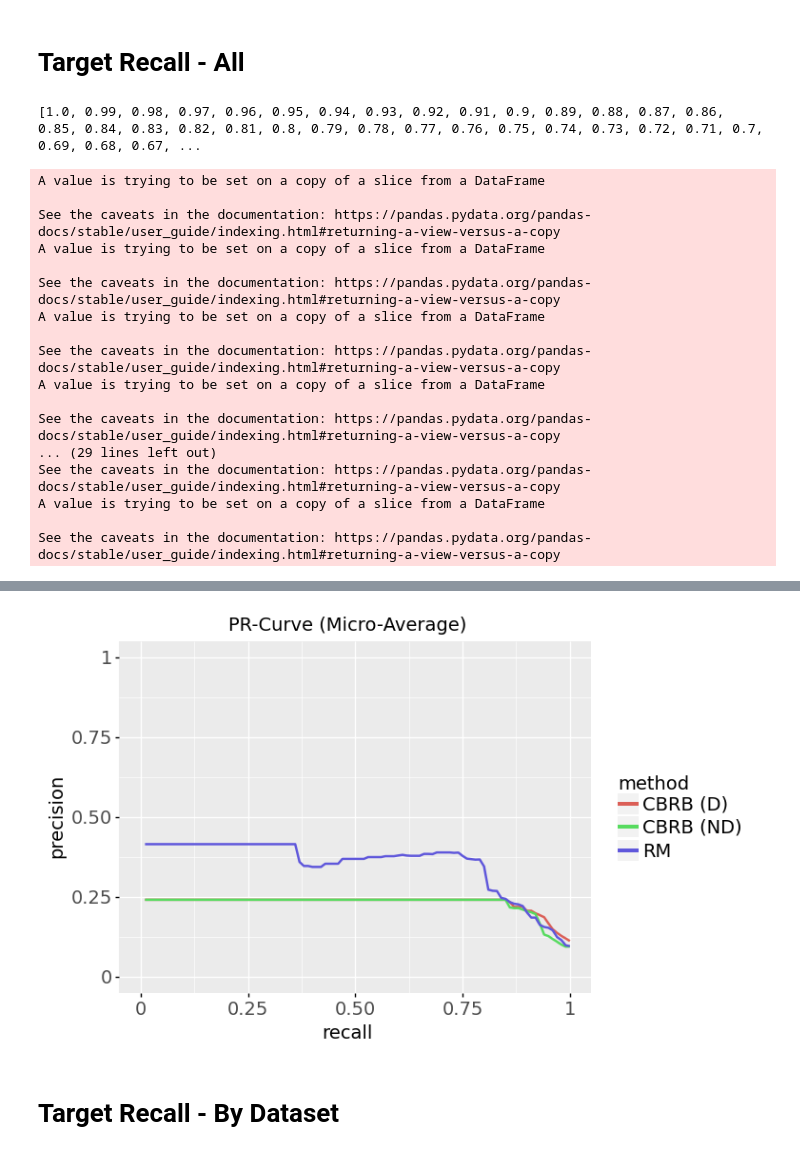
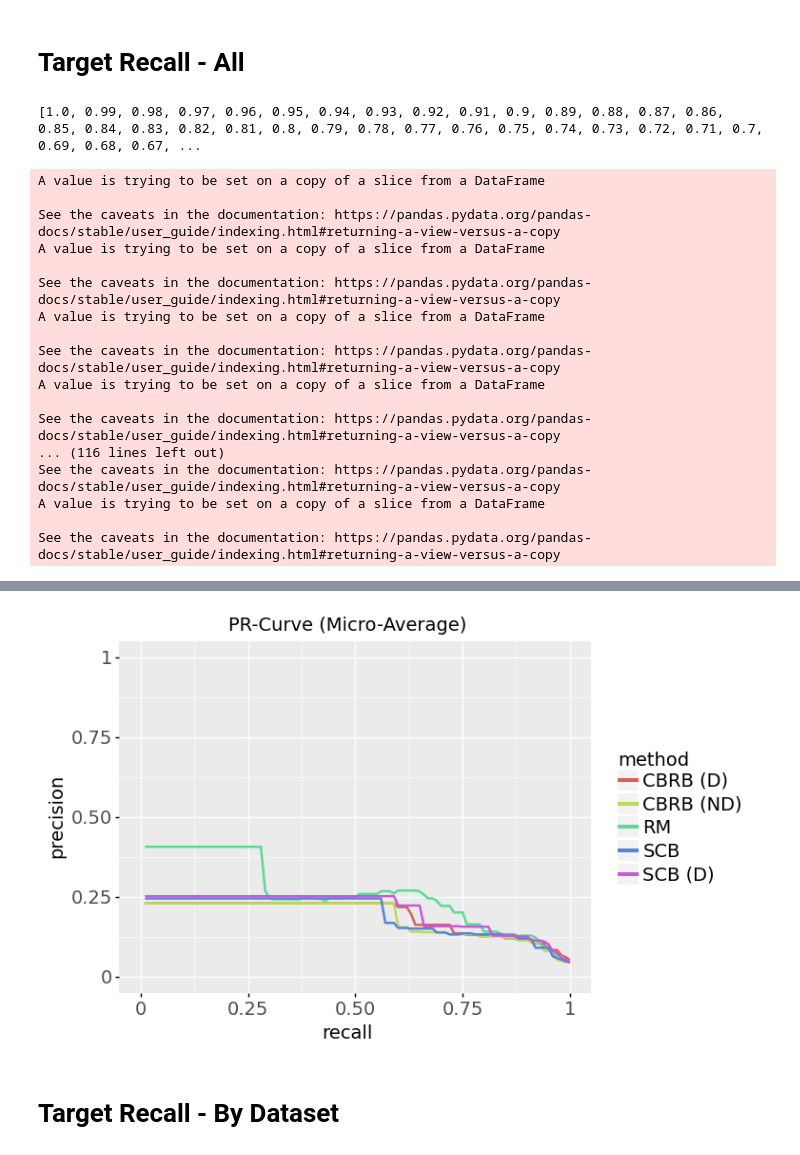
Before and after one commit to leonbornemann/RoleMatchingEvaluation, a Jupyter notebook: SemanticLabellingEvaluation.ipynb, the cells around one changed output, grey strips where cells are left out. Cells and saved outputs as stored; diff of their text form; code cells hidden in the pictures.

```diff
--- a/SemanticLabellingEvaluation.ipynb
+++ b/SemanticLabellingEvaluation.ipynb
@@ -448,8 +373,9 @@ dfBetaGamma = pd.read_csv("localData/semanticAnnotation/gamma_beta_relationship.
 #dfBetaGamma = pd.read_csv("localData/semanticAnnotation/gamma_beta_relationship_laterTrainTimeEnd.csv")
 print(dfBetaGamma.columns)
 print(dfBetaGamma.dtypes)
+dfBetaGamma['bucket'] = dfBetaGamma['actualCompatibilityNoDecay'].map(lambda x: getGroup(x)) #actualCompatibilityNoDecay
 
-
+#TODO: add bucket here somehow - not sure if and how that makes sense!
 
 # for ds in dfBetaGamma['dataset'].unique():
 #     dsForThisDS = dfBetaGamma[dfBetaGamma['dataset']==ds]
@@ -564,3 +471,19 @@ print(plot)
+# %%
+rows = []
+grouped = dfBetaGamma.groupby(['dataset', 'betaThreshold', 'gammaThreshold'])
+for (dataset,betaThreshold,gammaThreshold),group in grouped:
+    precision,recall,f1 = getWEIGHTEDPRF("isInCBRB",group)
+    rows.append({"dataset":dataset, "betaThreshold":betaThreshold, "gammaThreshold":gammaThreshold, "precision":precision, "recall":recall, "f1":f1})
+largeSampleDF = pd.DataFrame(rows)
+
+rowsWithoutDatasetInGrouping = []
+groupedWithoutDataset = dfBetaGamma.groupby(['betaThreshold','gammaThreshold'])
+for (betaThreshold,gammaThreshold),group in groupedWithoutDataset:
+    precision,recall,f1 = getWEIGHTEDPRF("isInCBRB",group)
+    rowsWithoutDatasetInGrouping.append({"method":"isInCBRB","betaThreshold":betaThreshold, "gammaThreshold":gammaThreshold, "precision":precision, "recall":recall, "f1":f1})
+    precision,recall,f1 = getWEIGHTEDPRF("isInSCB",group)
+    rowsWithoutDatasetInGrouping.append({"method":"isInSCB","betaThreshold":betaThreshold, "gammaThreshold":gammaThreshold, "precision":precision, "recall":recall, "f1":f1})
+finalDFWithoutDatasetInGrouping = pd.DataFrame(rowsWithoutDatasetInGrouping)
 # %% [markdown]
 # Target Recall - All
 # %%
@@ -570,43 +493,30 @@ for i in range(0,100):
     targetRecallThresholds.append((100 - i)/100)
 print(targetRecallThresholds)
 
-
-def printBestPrecisionAtTargetRecall(dsName,finalDFWithoutDatasetInGrouping, targetRecall):
-    filtered = finalDFWithoutDatasetInGrouping[finalDFWithoutDatasetInGrouping['recall']>=targetRecall]
-    filtered.sort_values("precision",ascending=False,inplace=True)
-    print(dsName)
-    print(filtered.head(1))
-
-
-def getPrecisionForTargetRecall(df, targetRecall):
-    filtered = df[df['recall'] >= targetRecall]
-    filtered.sort_values("precision",ascending=False,inplace=True)
-    if(len(filtered.index)==0):
-        return 0
-    else:
-        return filtered.iloc[0]['precision'],filtered.iloc[0]
-
-def getPrecisionForTargetRecallForMethod(df, targetRecall, methodName):
-    precision,recall,threshold = precision_recall_curve(df['isSemanticRoleMatch'], df[methodName])
-    index = np.argmax(recall < targetRecall)-1
-    return precision[index],threshold[index]
-
 dsRows = []
 configRows = []
 
+WEIGHTED = True
 
 for targetRecall in targetRecallThresholds:
-    precisonCBRBWithDecay,precisionRowCBRB = getPrecisionForTargetRecall(finalDFWithoutDatasetInGrouping, targetRecall)
+    precisonCBRBWithDecay,precisionRowCBRB = mhm.getPrecisionForTargetRecall(finalDFWithoutDatasetInGrouping, targetRecall,"isInCBRB")
     dsRows.append({"method":"CBRB (D)","targetRecall":targetRecall,"precision":precisonCBRBWithDecay})
-    precisionCBRBNoDecay,gammaThresholdCBRBNoDecay = getPrecisionForTargetRecallForMethod(df,targetRecall,"compatibilityPercentageNoDecay")
+    precisonSCBWithDecay,precisionRowSCB = mhm.getPrecisionForTargetRecall(finalDFWithoutDatasetInGrouping, targetRecall,"isInSCB")
+    dsRows.append({"method":"SCB (D)","targetRecall":targetRecall,"precision":precisonSCBWithDecay})
+    precisionCBRBNoDecay,gammaThresholdCBRBNoDecay = mhm.getPrecisionForTargetRecallForMethod(df,targetRecall,"compatibilityPercentageNoDecay",WEIGHTED)
     dsRows.append({"method":"CBRB (ND)","targetRecall":targetRecall,"precision":precisionCBRBNoDecay})
-    precisionRM,gammaThresholdRM = getPrecisionForTargetRecallForMethod(df,targetRecall,"exactSequenceMatchPercentage")
+    precisionRM,gammaThresholdRM = mhm.getPrecisionForTargetRecallForMethod(df,targetRecall,"exactSequenceMatchPercentage",WEIGHTED)
     dsRows.append({"method":"RM","targetRecall":targetRecall,"precision":precisionRM})
+    precisionSCB,gammaThresholdSCB = mhm.getPrecisionForTargetRecallForMethod(df,targetRecall,"strictlyCompatiblePercentage",WEIGHTED)
+    dsRows.append({"method":"SCB","targetRecall":targetRecall,"precision":precisionSCB})
     configRows.append({"recall":targetRecall,
                        "gammaCBRB (D)":precisionRowCBRB['gammaThreshold'],
                        "betaCBRB (D)":precisionRowCBRB['betaThreshold'],
+                       "gammaSCB (D)":precisionRowSCB['gammaThreshold'],
+                       "betaSCB (D)":precisionRowSCB['betaThreshold'],
                        "gamma CBRB (ND)":gammaThresholdCBRBNoDecay,
-                       "gamma RM":gammaThresholdRM})
+                       "gamma RM":gammaThresholdRM,
+                       "gamma SCB":gammaThresholdSCB})
 
 configDF = pd.DataFrame(configRows)
 
@@ -644,7 +554,7 @@ See the caveats in the documentation: https://pandas.pydata.org/pandas-docs/stab
 A value is trying to be set on a copy of a slice from a DataFrame
 
 See the caveats in the documentation: https://pandas.pydata.org/pandas-docs/stable/user_guide/indexing.html#returning-a-view-versus-a-copy
-... (29 lines left out)
+... (116 lines left out)
 See the caveats in the documentation: https://pandas.pydata.org/pandas-docs/stable/user_guide/indexing.html#returning-a-view-versus-a-copy
 A value is trying to be set on a copy of a slice from a DataFrame
 
@@ -669,4 +579,4 @@ See the caveats in the documentation: https://pandas.pydata.org/pandas-docs/stab
-[figure, old version]
+[figure, new version]
 # %% [markdown]
 # Target Recall - By Dataset
 # %%
```
Also changed, not shown: parts of 25 cells of this notebook, 3 other files.
